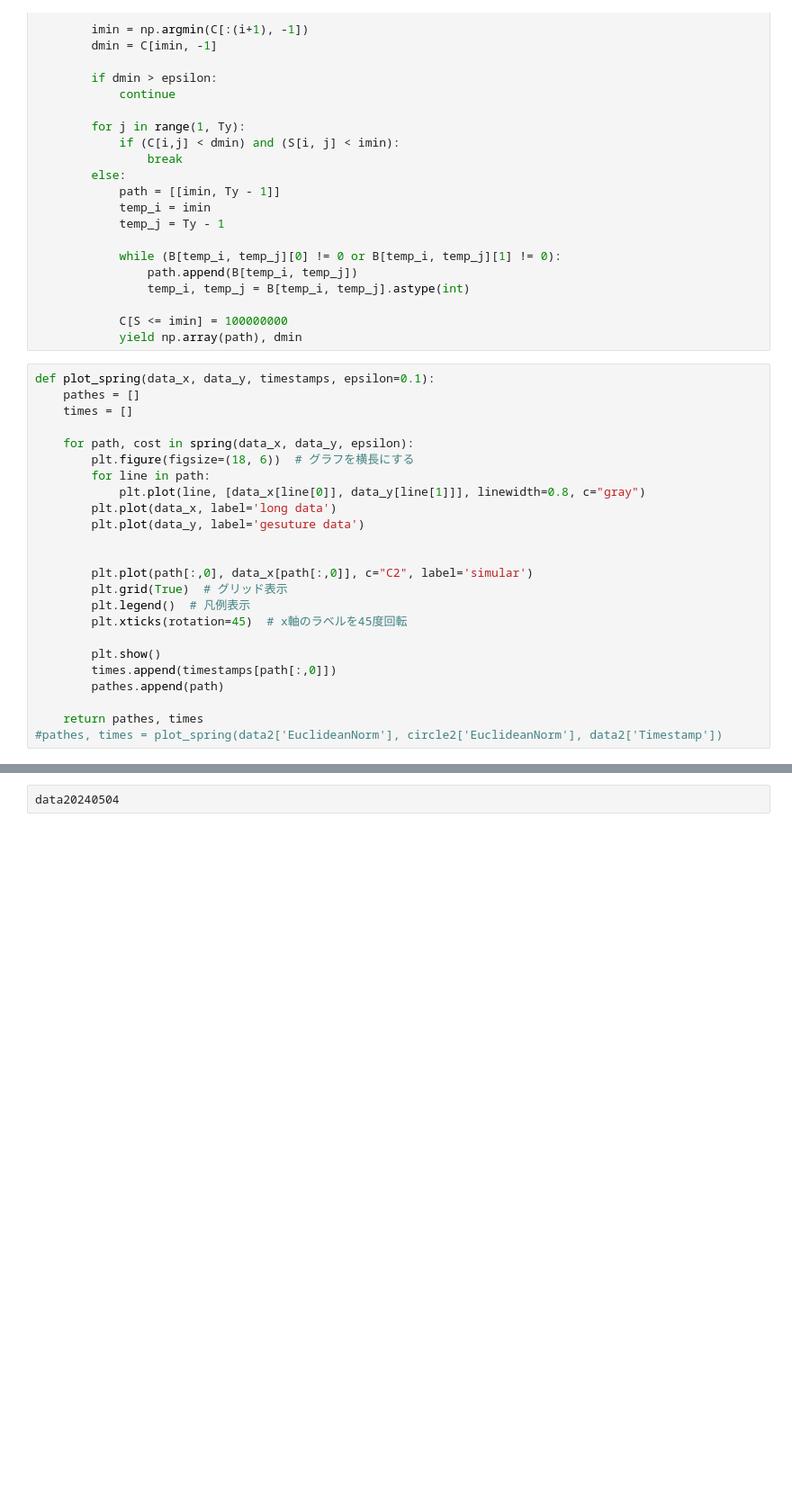
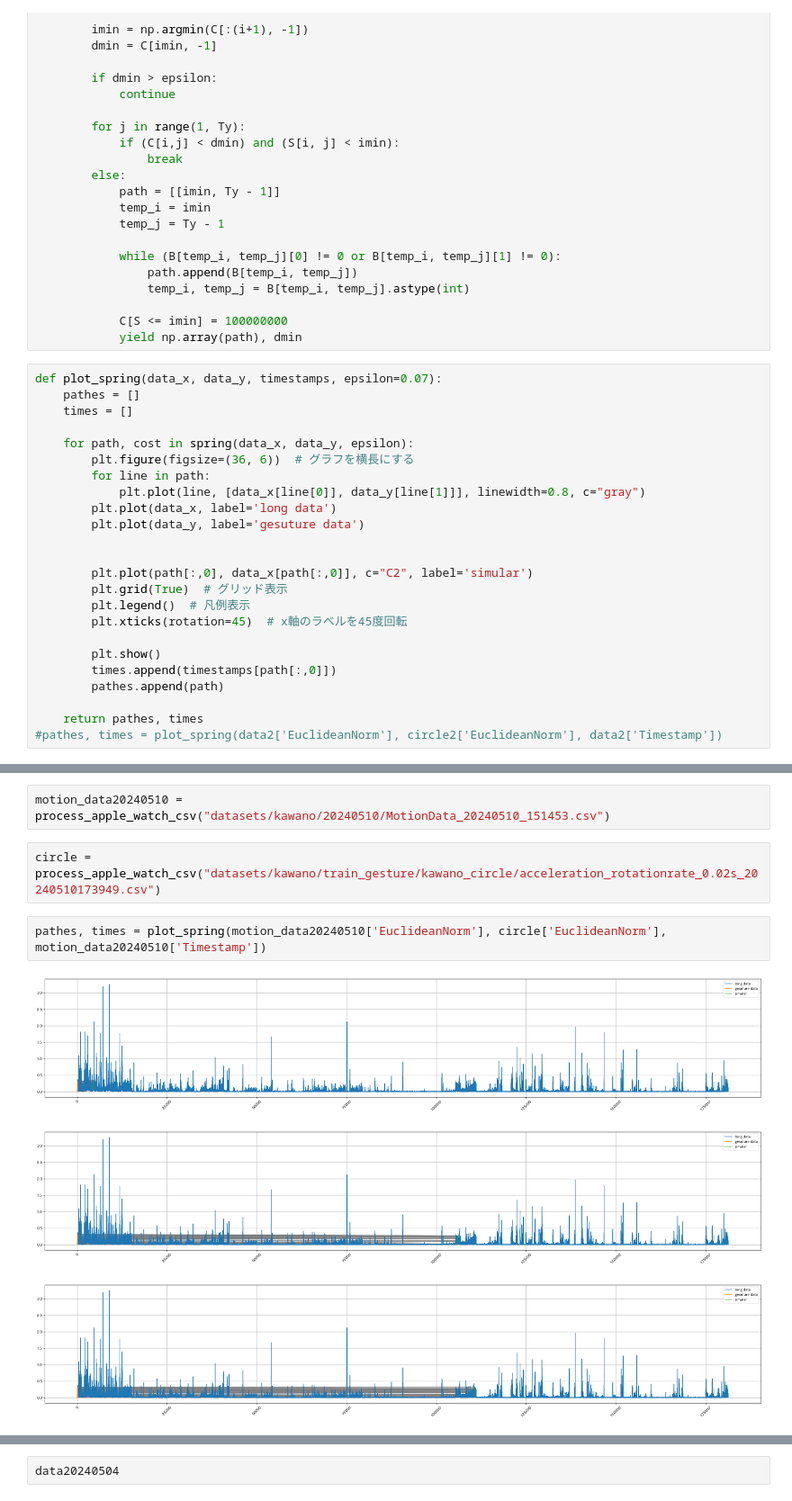
Before and after one commit to hinapyon/MasterResearch, a Jupyter notebook: MasterResearch.ipynb, the cells around one changed output, grey strips where cells are left out. Shown at 90% size. Saved outputs shown, nothing was run; the diff lists cells and outputs as text; blank space fills up the shorter version.

```diff
--- a/MasterResearch.ipynb
+++ b/MasterResearch.ipynb
@@ -130,12 +170,12 @@ def spring(x, y, epsilon):
             C[S <= imin] = 100000000
             yield np.array(path), dmin
 # %%
-def plot_spring(data_x, data_y, timestamps, epsilon=0.1):
+def plot_spring(data_x, data_y, timestamps, epsilon=0.07):
     pathes = []
     times = []
 
     for path, cost in spring(data_x, data_y, epsilon):
-        plt.figure(figsize=(18, 6))  # グラフを横長にする
+        plt.figure(figsize=(36, 6))  # グラフを横長にする
         for line in path:
             plt.plot(line, [data_x[line[0]], data_y[line[1]]], linewidth=0.8, c="gray")
         plt.plot(data_x, label='long data')
@@ -155,0 +212,10 @@ def plot_spring(data_x, data_y, timestamps, epsilon=0.1):
+# %%
+motion_data20240510 = process_apple_watch_csv("datasets/kawano/20240510/MotionData_20240510_151453.csv")
+# %%
+circle = process_apple_watch_csv("datasets/kawano/train_gesture/kawano_circle/acceleration_rotationrate_0.02s_20240510173949.csv")
+# %%
+pathes, times = plot_spring(motion_data20240510['EuclideanNorm'], circle['EuclideanNorm'], motion_data20240510['Timestamp'])
+# %% [output]
+[figure, added]
+[figure, added]
+[figure, added]
```
Also changed, not shown: parts of 25 cells of this notebook, 2 other files.
